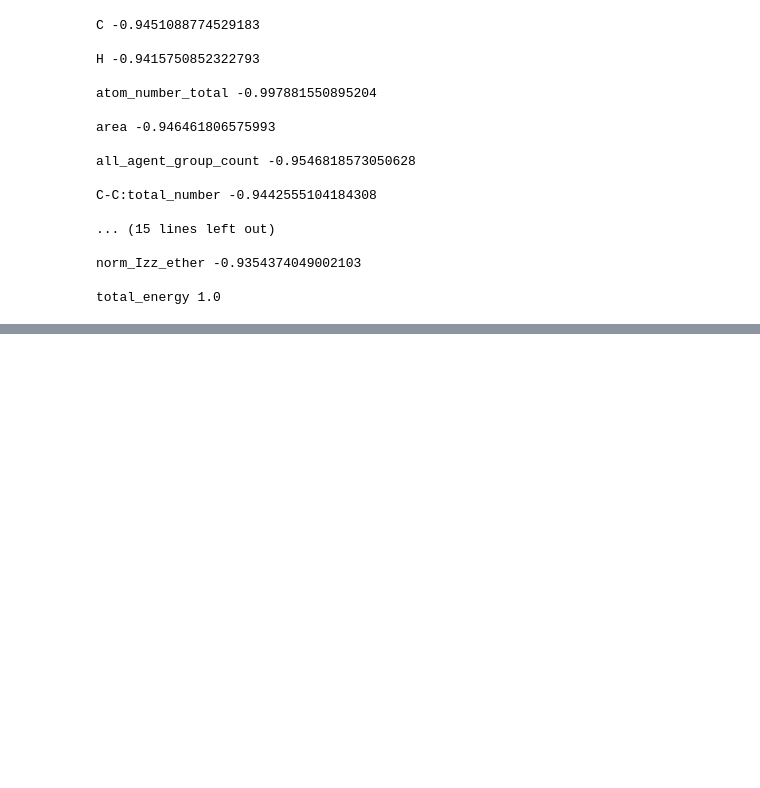
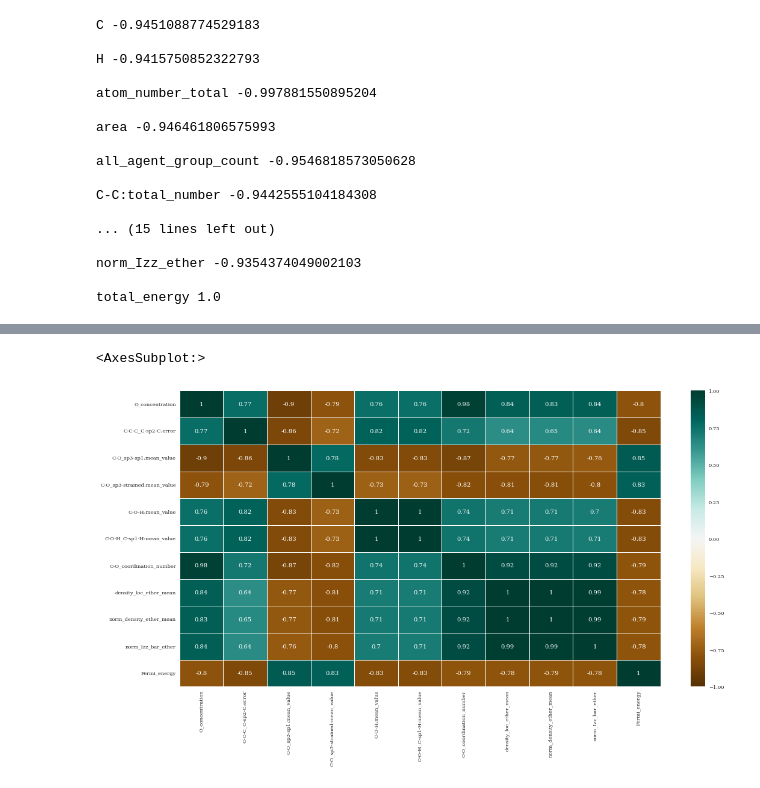
Before and after one commit to Karl-Marcos/ML-2022-DIMP, a Jupyter notebook: Dados.ipynb, the cells around one changed output, grey strips where cells are left out. Saved outputs shown, nothing was run; the diff lists cells and outputs as text; code cells hidden in the pictures; blank space fills up the shorter version.

```diff
--- a/Dados.ipynb
+++ b/Dados.ipynb
@@ -180,0 +186,5 @@ for i in Atr2:
+# %%
+dataEf = {}
+for i in Atr1:
+    dataEf.update({i:bruto[i]})
+dataEf = pd.DataFrame(dataEf)
@@ -180,0 +193,7 @@ for i in Atr2:
+# %%
+corrmat1 = dataEf.corr()
+f, ax = plt.subplots(figsize =(16, 9))
+sns.heatmap(corrmat1, ax = ax, cmap ="BrBG", linewidths = 1, vmin=-1, vmax=1, annot=True)
+# %% [output]
+<AxesSubplot:>
+[figure, added]
```
Also changed, not shown: parts of 20 cells of this notebook, 1 other file.
